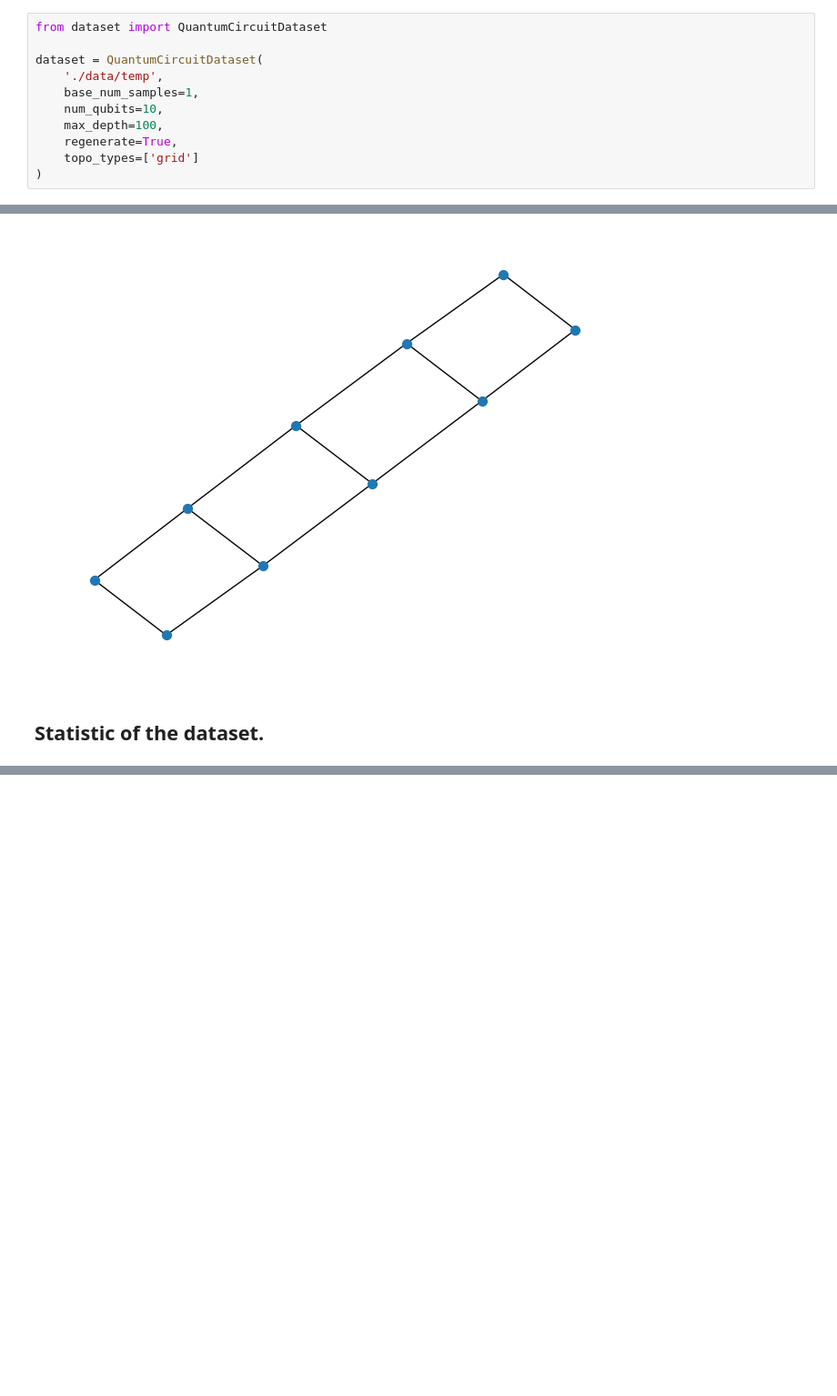
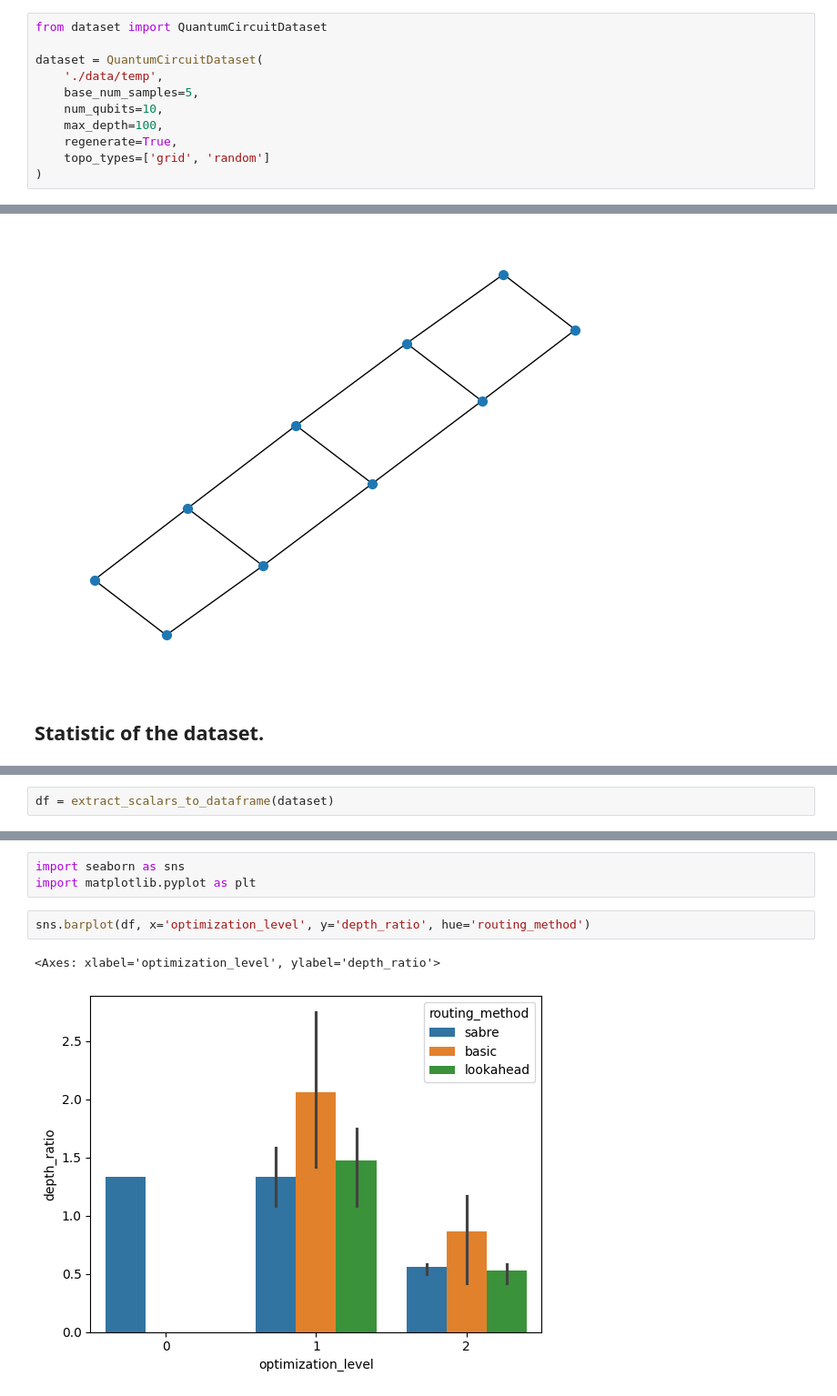
Before and after one commit to huawei-od-man/Graph-CVAE, a Jupyter notebook: tutorial/dataset.ipynb, the cells around one changed output, grey strips where cells are left out. Shown at 91% size. Drawn from its saved outputs; the diff is of its cells as text; blank space fills up the shorter version.

```diff
--- a/tutorial/dataset.ipynb
+++ b/tutorial/dataset.ipynb
@@ -7,11 +7,11 @@ from dataset import QuantumCircuitDataset
 
 dataset = QuantumCircuitDataset(
     './data/temp',
-    base_num_samples=1,
+    base_num_samples=5,
     num_qubits=10,
     max_depth=100,
     regenerate=True,
-    topo_types=['grid']
+    topo_types=['grid', 'random']
 )
 # %% [output]
 Transpile参数组合数：19
@@ -151,0 +153,2 @@ dict_keys(['g', 't', 'g_star', 'quantum_origin', 'quantum_optimized', 'optimizat
+# %%
+df = extract_scalars_to_dataframe(dataset)
@@ -151,0 +175,8 @@ dict_keys(['g', 't', 'g_star', 'quantum_origin', 'quantum_optimized', 'optimizat
+# %%
+import seaborn as sns
+import matplotlib.pyplot as plt
+# %%
+sns.barplot(df, x='optimization_level', y='depth_ratio', hue='routing_method')
+# %% [output]
+<Axes: xlabel='optimization_level', ylabel='depth_ratio'>
+[figure, added]
```
Also changed, not shown: parts of 6 cells of this notebook, 1 other file.
